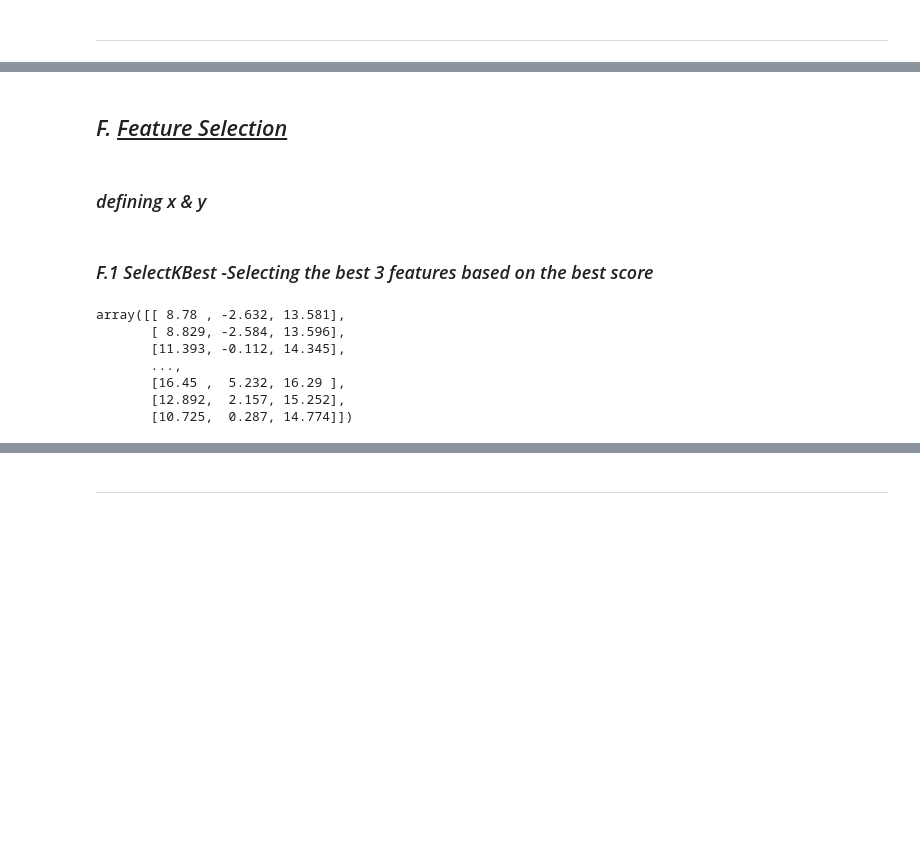
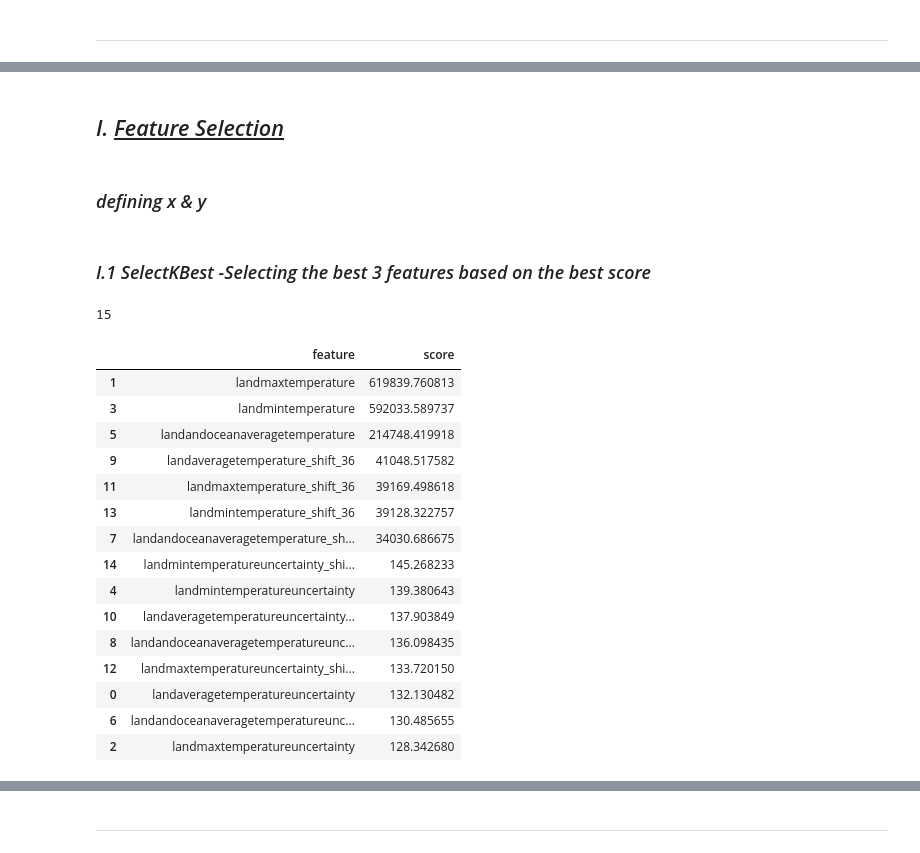
Before and after one commit to omars1234/Siteck, a Jupyter notebook: Earth_Tempreture_Version_2.ipynb, the cells around one changed output, grey strips where cells are left out. Drawn from its saved outputs; the diff is of its cells as text; code cells hidden in the pictures; blank space fills up the shorter version.

```diff
--- a/Earth_Tempreture_Version_2.ipynb
+++ b/Earth_Tempreture_Version_2.ipynb
@@ -449,7 +618,7 @@ df["landandoceanaveragetemperatureuncertainty"].plot();
 # %% [markdown]
 <a id="Feature_Selection"></a>
 # %% [markdown]
-## *F.* <u>*Feature Selection*</u>
+## *I.* <u>*Feature Selection*</u>
 # %% [markdown]
 ### *defining x & y*
 # %%
@@ -457,16 +626,29 @@ x=df.drop("landaveragetemperature",axis=1)
 y=df["landaveragetemperature"]
 # %% [markdown]
-### *F.1 SelectKBest -Selecting the best 3 features based on the best score*
+### *I.1 SelectKBest -Selecting the best 3 features based on the best score*
 # %%
 from sklearn.feature_selection import SelectKBest,f_regression,mutual_info_regression
-best=SelectKBest(score_func=f_regression,k=3).fit_transform(x,y)
-best
+best=SelectKBest(score_func=f_regression,k=10).fit(x,y)
+features_score=pd.concat([pd.DataFrame(x.columns),pd.DataFrame(best.scores_)],axis=1)
+features_score.columns=["feature","score"]
+print(features_score.shape[0])
+features_score.sort_values(by="score",ascending=False)
 # %% [output]
-array([[ 8.78 , -2.632, 13.581],
-       [ 8.829, -2.584, 13.596],
-       [11.393, -0.112, 14.345],
-       ...,
-       [16.45 ,  5.232, 16.29 ],
-       [12.892,  2.157, 15.252],
-       [10.725,  0.287, 14.774]])
+15
+|  | feature | score |
+| 1 | landmaxtemperature | 619839.760813 |
+| 3 | landmintemperature | 592033.589737 |
+| 5 | landandoceanaveragetemperature | 214748.419918 |
+| 9 | landaveragetemperature_shift_36 | 41048.517582 |
+| 11 | landmaxtemperature_shift_36 | 39169.498618 |
+| 13 | landmintemperature_shift_36 | 39128.322757 |
+| 7 | landandoceanaveragetemperature_sh... | 34030.686675 |
+| 14 | landmintemperatureuncertainty_shi... | 145.268233 |
+| 4 | landmintemperatureuncertainty | 139.380643 |
+| 10 | landaveragetemperatureuncertainty... | 137.903849 |
+| 8 | landandoceanaveragetemperatureunc... | 136.098435 |
+| 12 | landmaxtemperatureuncertainty_shi... | 133.720150 |
+| 0 | landaveragetemperatureuncertainty | 132.130482 |
+| 6 | landandoceanaveragetemperatureunc... | 130.485655 |
+| 2 | landmaxtemperatureuncertainty | 128.342680 |
 # %% [markdown]
```
Also changed, not shown: parts of 102 cells of this notebook.
